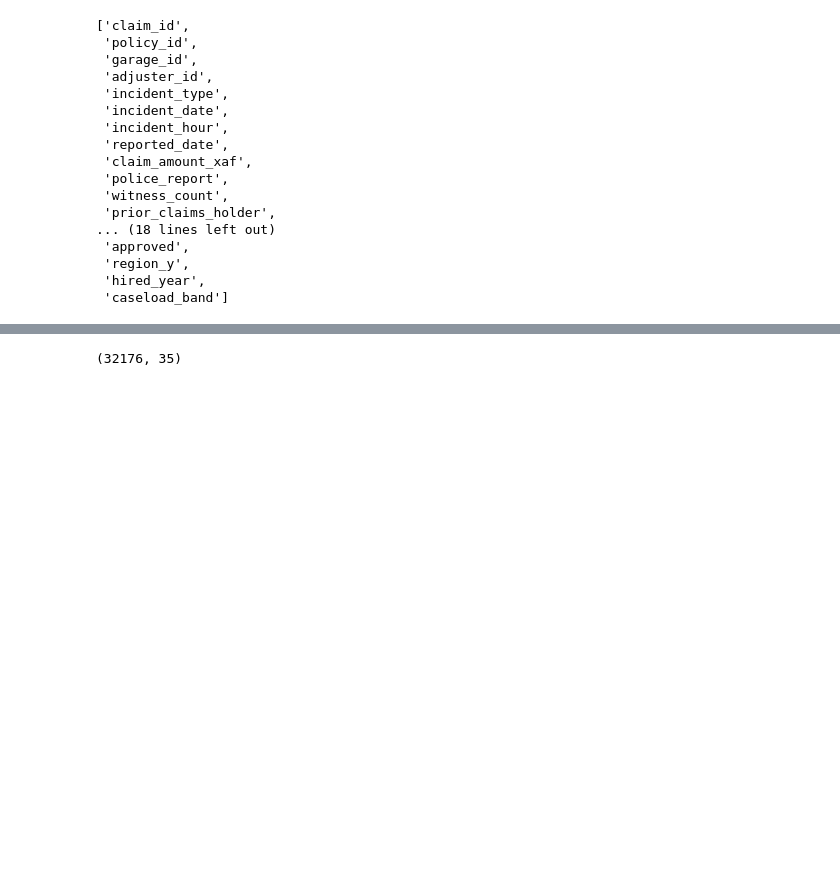
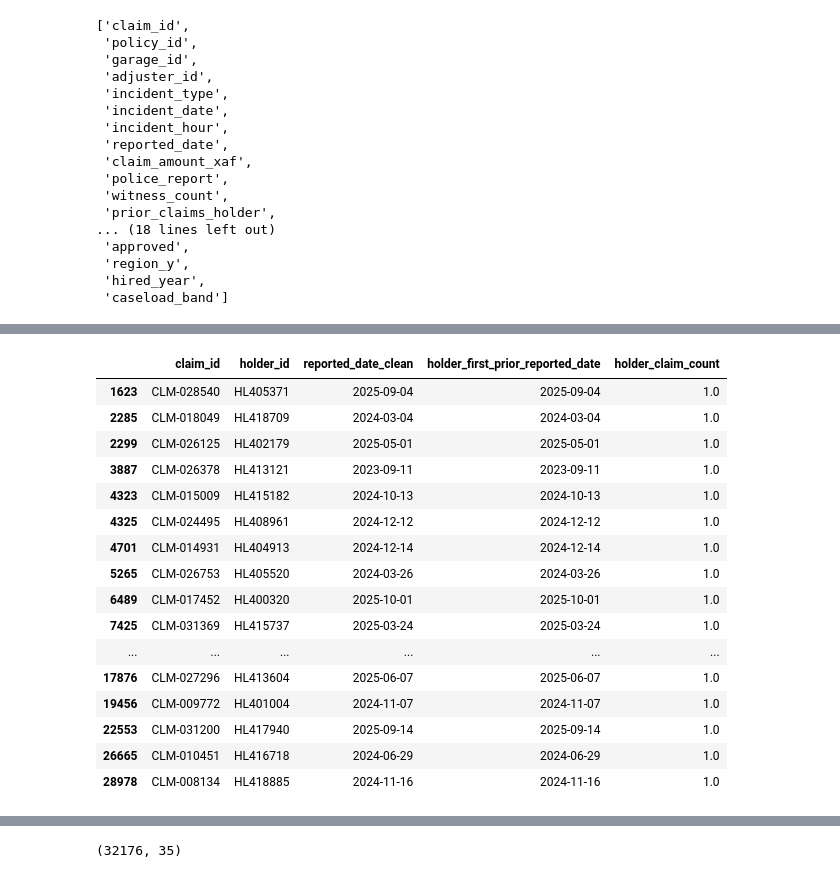
Before and after one commit to moforrochelle/skye8-ds-team-b-modelling, a Jupyter notebook: notebooks/feature_exploration.ipynb, the cells around one changed output, grey strips where cells are left out. Saved outputs shown, nothing was run; the diff lists cells and outputs as text; code cells hidden in the pictures; blank space fills up the shorter version.

```diff
--- a/notebooks/feature_exploration.ipynb
+++ b/notebooks/feature_exploration.ipynb
@@ -347,0 +634,36 @@ X["holder_claim_frequency"] = history_data["holder_claim_frequency"]
+# %%
+same_day_history = history_check[
+    history_check["holder_first_prior_reported_date"].notna()
+    & (
+        history_check["holder_first_prior_reported_date"]
+        == history_check["reported_date_clean"]
+    )
+]
+
+same_day_history[
+    [
+        "claim_id",
+        "holder_id",
+        "reported_date_clean",
+        "holder_first_prior_reported_date",
+        "holder_claim_count",
+    ]
+].head(20)
+# %% [output]
+|  | claim_id | holder_id | reported_date_clean | holder_first_prior_reported_date | holder_claim_count |
+| 1623 | CLM-028540 | HL405371 | 2025-09-04 | 2025-09-04 | 1.0 |
+| 2285 | CLM-018049 | HL418709 | 2024-03-04 | 2024-03-04 | 1.0 |
+| 2299 | CLM-026125 | HL402179 | 2025-05-01 | 2025-05-01 | 1.0 |
+| 3887 | CLM-026378 | HL413121 | 2023-09-11 | 2023-09-11 | 1.0 |
+| 4323 | CLM-015009 | HL415182 | 2024-10-13 | 2024-10-13 | 1.0 |
+| 4325 | CLM-024495 | HL408961 | 2024-12-12 | 2024-12-12 | 1.0 |
+| 4701 | CLM-014931 | HL404913 | 2024-12-14 | 2024-12-14 | 1.0 |
+| 5265 | CLM-026753 | HL405520 | 2024-03-26 | 2024-03-26 | 1.0 |
+| 6489 | CLM-017452 | HL400320 | 2025-10-01 | 2025-10-01 | 1.0 |
+| 7425 | CLM-031369 | HL415737 | 2025-03-24 | 2025-03-24 | 1.0 |
+| ... | ... | ... | ... | ... | ... |
+| 17876 | CLM-027296 | HL413604 | 2025-06-07 | 2025-06-07 | 1.0 |
+| 19456 | CLM-009772 | HL401004 | 2024-11-07 | 2024-11-07 | 1.0 |
+| 22553 | CLM-031200 | HL417940 | 2025-09-14 | 2025-09-14 | 1.0 |
+| 26665 | CLM-010451 | HL416718 | 2024-06-29 | 2024-06-29 | 1.0 |
+| 28978 | CLM-008134 | HL418885 | 2024-11-16 | 2024-11-16 | 1.0 |
```
Also changed, not shown: parts of 55 cells of this notebook, 2 other files.
